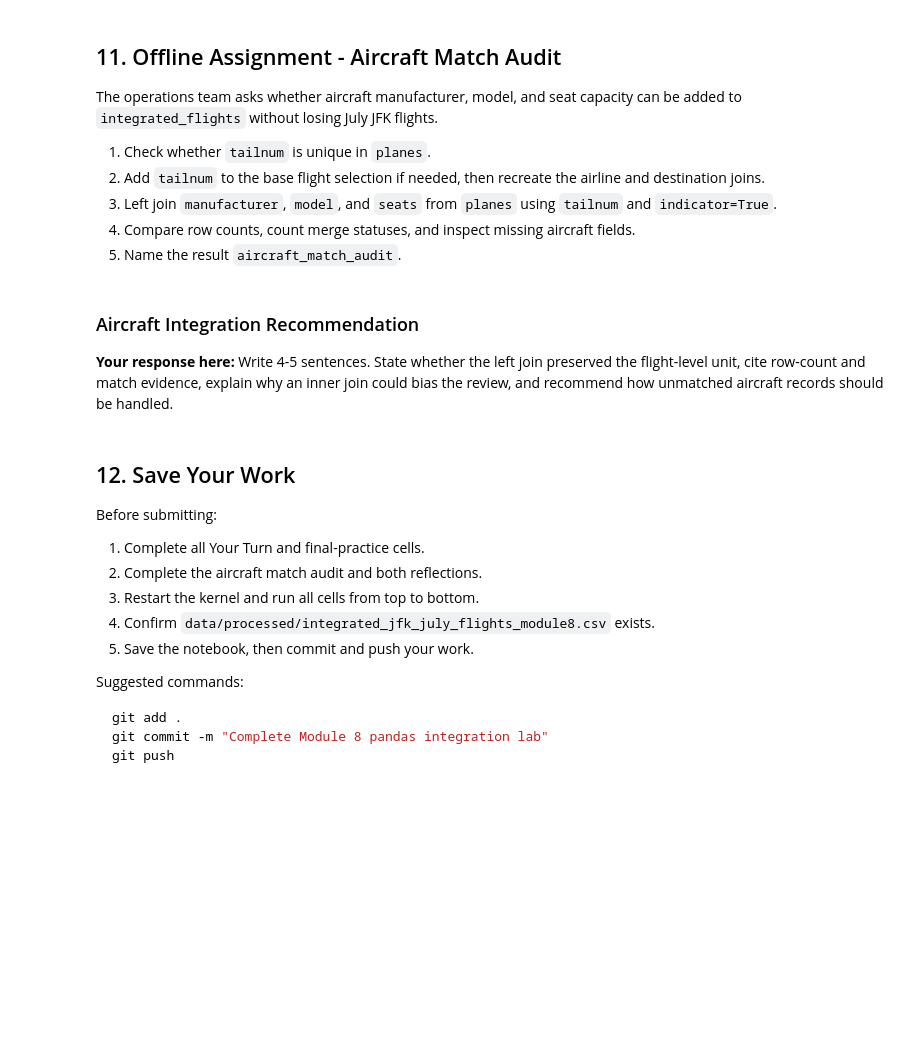
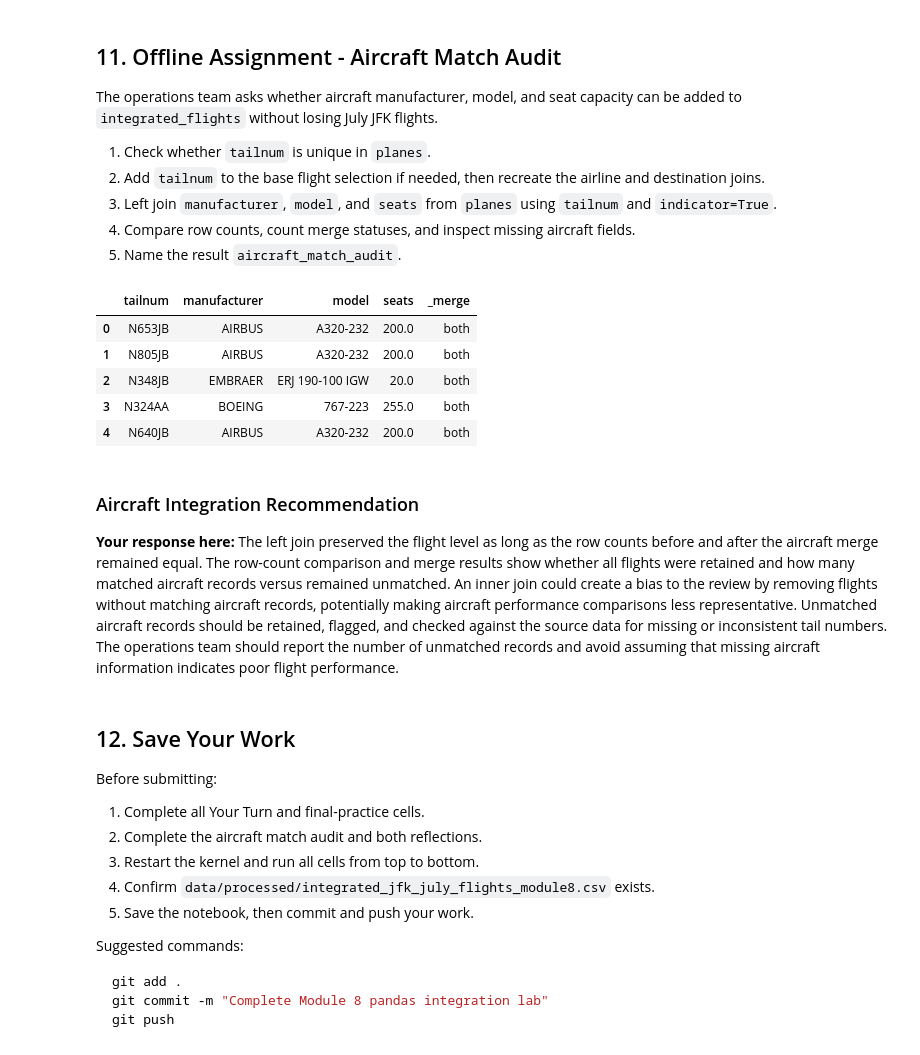
Before and after one commit to emri07/BAN6003_week_7-8_Emri_Rodriguez, a Jupyter notebook: notebooks/module8_pandas_integration_guided_lab.ipynb, the cells around one changed output. Saved outputs shown, nothing was run; the diff lists cells and outputs as text; code cells hidden in the pictures; blank space fills up the shorter version.

```diff
--- a/notebooks/module8_pandas_integration_guided_lab.ipynb
+++ b/notebooks/module8_pandas_integration_guided_lab.ipynb
@@ -739,18 +785,85 @@ The operations team asks whether aircraft manufacturer, model, and seat capacity
 4. Compare row counts, count merge statuses, and inspect missing aircraft fields.
 5. Name the result `aircraft_match_audit`.
 # %%
-# Offline Assignment - Your code here
+# Offline Assignment -
+
+# Check whether tailnum is unique in planes
+planes["tailnum"].is_unique
+
+# Count duplicate tailnum values
+planes["tailnum"].duplicated().sum()
+
+# July JFK base flight table
+flight_base = flights.query("origin == 'JFK' & month == 7")[[
+    "year", "month", "day", "carrier", "flight", "tailnum",
+    "origin", "dest", "dep_delay", "arr_delay", "distance", "air_time"
+]].copy()
+
+# Left join
+flights_with_names = pd.merge(
+    flight_base,
+    airlines,
+    how="left",
+    on="carrier"
+)
+
+# Left join
+flights_with_names = pd.merge(
+    flights_with_names,
+    airports[["faa", "name"]].rename(
+        columns={"faa": "dest", "name": "dest_airport_name"}
+    ),
+    how="left",
+    on="dest"
+)
+
+# Select aircraft information from planes
+planes_subset = planes[["tailnum", "manufacturer", "model", "seats"]].copy()
+
+
+# Left join aircraft information, track match status
+aircraft_match_audit = pd.merge(
+    flights_with_names,
+    planes_subset,
+    how="left",
+    on="tailnum",
+    indicator=True
+)
+
+# Compare row counts before and after the aircraft merge
+flight_base.shape[0], flights_with_names.shape[0], aircraft_match_audit.shape[0]
+
+# Count aircraft merge statuses
+aircraft_match_audit["_merge"].value_counts()
+
+# Inspect missing aircraft information
+aircraft_match_audit[
+    ["tailnum", "manufacturer", "model", "seats"]
+].isna().sum()
+
+# Preview the audit results
+aircraft_match_audit[
+    ["tailnum", "manufacturer", "model", "seats", "_merge"]
+].head()
+
 # Suggested sequence:
 # 1. Recreate the July JFK base selection and include tailnum.
 # 2. Reuse the same airline and airport left-join pattern from Final Practice.
 # 3. Select only tailnum, manufacturer, model, and seats from planes before merging.
 # 4. Add indicator=True to the aircraft merge.
 # 5. Compare before/after row counts, use _merge.value_counts(), and inspect missing fields.
 # Build aircraft_match_audit and display the required validation evidence.
+# %% [output]
+|  | tailnum | manufacturer | model | seats | _merge |
+| 0 | N653JB | AIRBUS | A320-232 | 200.0 | both |
+| 1 | N805JB | AIRBUS | A320-232 | 200.0 | both |
+| 2 | N348JB | EMBRAER | ERJ 190-100 IGW | 20.0 | both |
+| 3 | N324AA | BOEING | 767-223 | 255.0 | both |
+| 4 | N640JB | AIRBUS | A320-232 | 200.0 | both |
 # %% [markdown]
 ### Aircraft Integration Recommendation
 
-**Your response here:** Write 4-5 sentences. State whether the left join preserved the flight-level unit, cite row-count and match evidence, explain why an inner join could bias the review, and recommend how unmatched aircraft records should be handled.
+**Your response here:** The left join preserved the flight level as long as the row counts before and after the aircraft merge remained equal. The row-count comparison and merge results show whether all flights were retained and how many matched aircraft records versus remained unmatched. An inner join could create a bias to the review by removing flights without matching aircraft records, potentially making aircraft performance comparisons less representative. Unmatched aircraft records should be retained, flagged, and checked against the source data for missing or inconsistent tail numbers. The operations team should report the number of unmatched records and avoid assuming that missing aircraft information indicates poor flight performance.
 # %% [markdown]
 ## 12. Save Your Work
 
```
Also changed, not shown: parts of 6 cells of this notebook, 1 other file.
